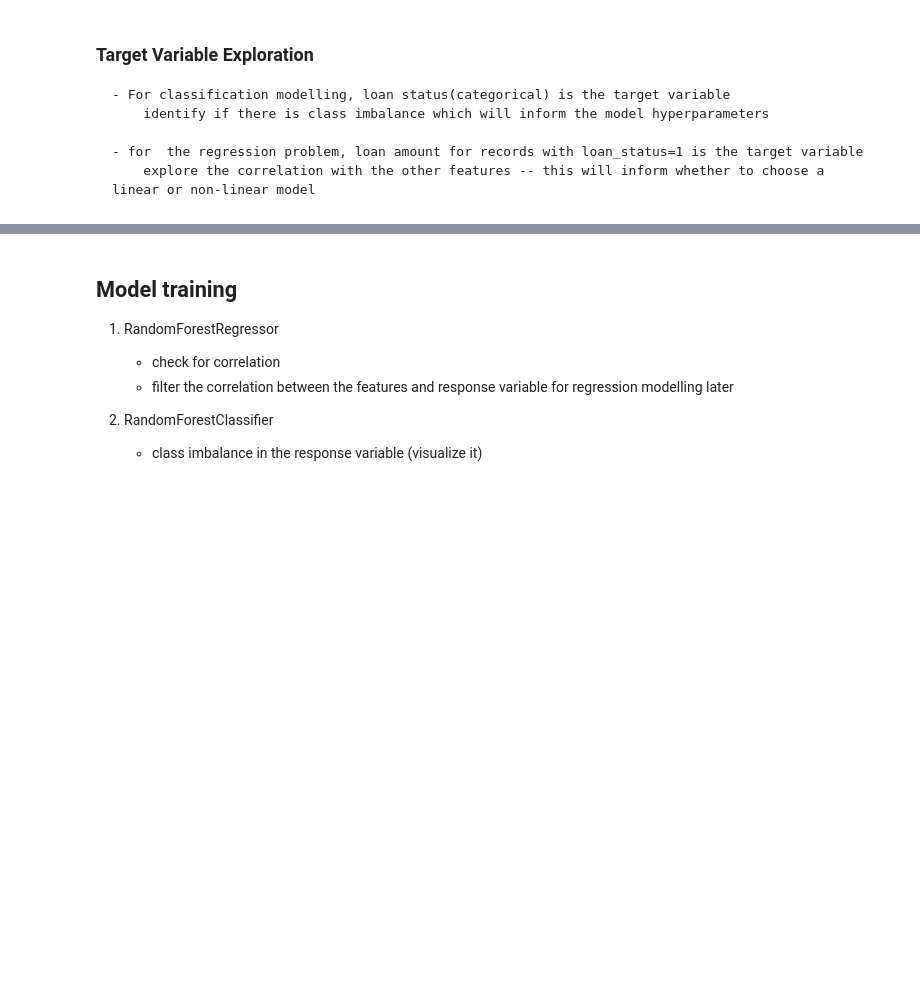
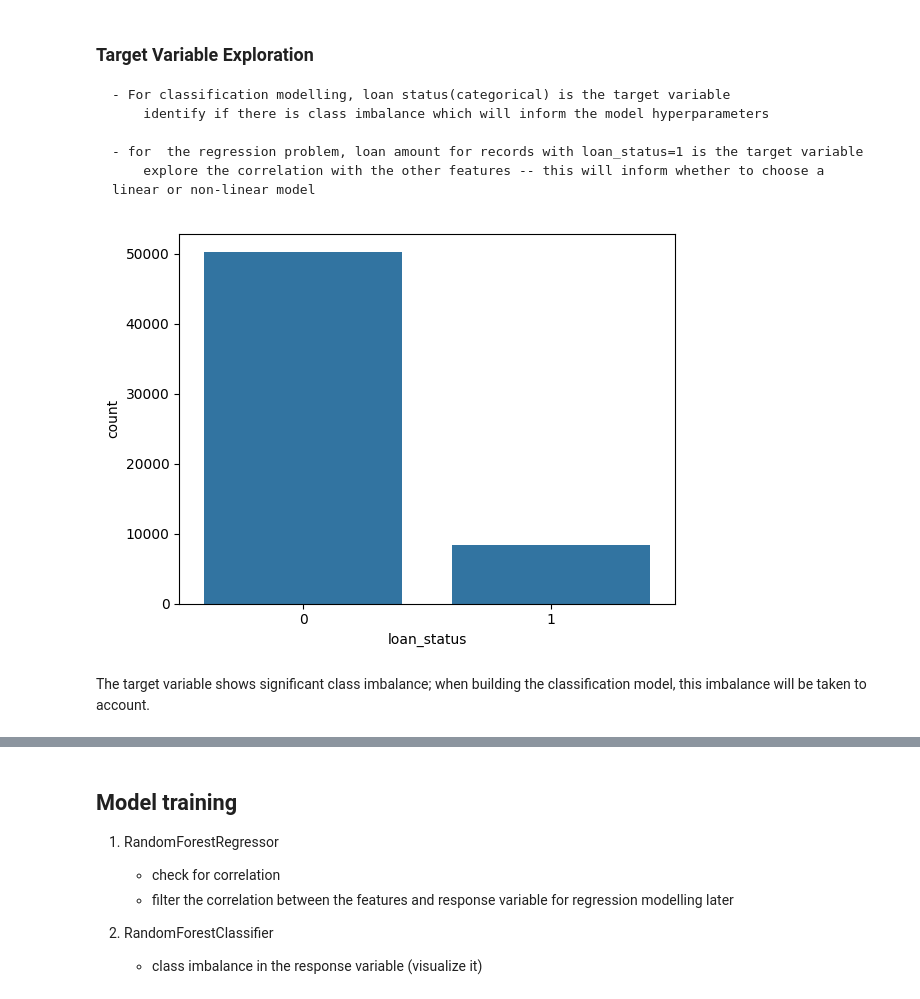
Before and after one commit to Morris-mk/Loan_Approval_Predictor, a Jupyter notebook: project.ipynb, the cells around one changed output, grey strips where cells are left out. Cells and saved outputs as stored; diff of their text form; code cells hidden in the pictures; blank space fills up the shorter version.

Commit message:
data preprocessing in progress

```diff
--- a/project.ipynb
+++ b/project.ipynb
@@ -303,8 +311,12 @@ Categorical vs Numerical columns:
         explore the correlation with the other features -- this will inform whether to choose a linear or non-linear model
 # %%
 # plot the the count plot for the target variables
-sns.countplot(train['loan_status']) # classifier target variable
+sns.countplot(x='loan_status', data=train)
 plt.show()
+# %% [output]
+[figure, added]
+# %% [markdown]
+The target variable shows significant class imbalance; when building the classification model, this imbalance will be taken to account.
 # %%
 # continous target variable
 bins = round((max(train['loan_amnt']) - min(train['loan_amnt'])) / 5, 0)
```
Also changed, not shown: parts of 19 cells of this notebook.
